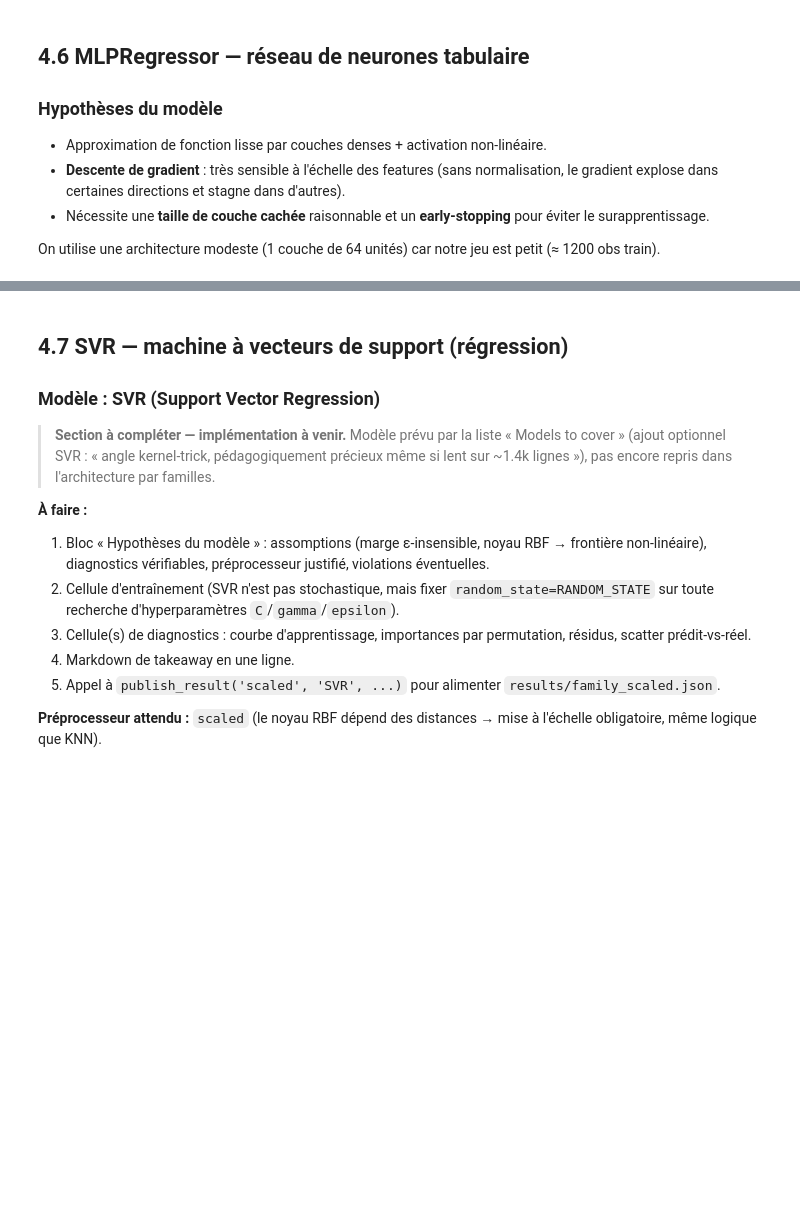
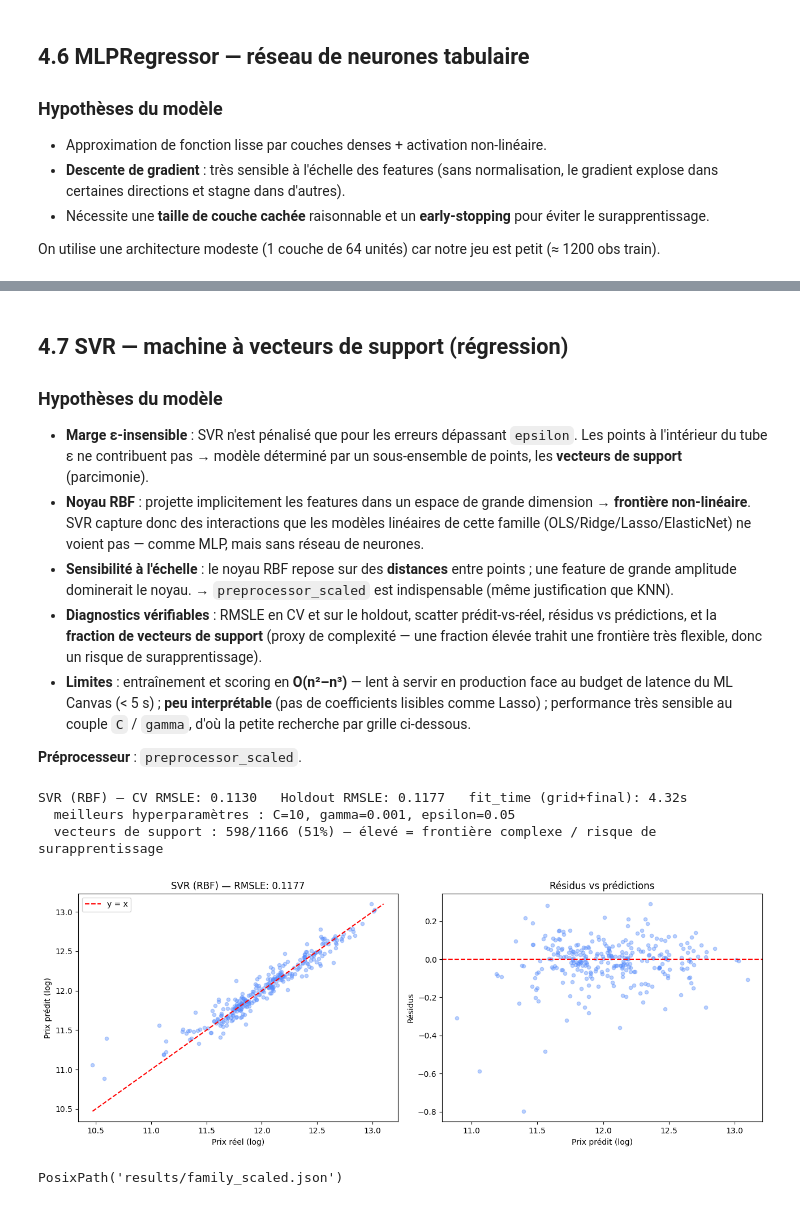
Before and after one commit to NoeBerdoz/predicting-house-prices-ml, a Jupyter notebook: 3a_scaled_models.ipynb, the cells around one changed output, grey strips where cells are left out. Drawn from its saved outputs; the diff is of its cells as text; code cells hidden in the pictures; blank space fills up the shorter version.

Commit message:
add: bring SVR model

```diff
--- a/3a_scaled_models.ipynb
+++ b/3a_scaled_models.ipynb
@@ -332,16 +330,56 @@ PosixPath('results/family_scaled.json')
 # %% [markdown]
 ## 4.7 SVR — machine à vecteurs de support (régression)
 
-### Modèle : SVR (Support Vector Regression)
+### Hypothèses du modèle
+- **Marge ε-insensible** : SVR n'est pénalisé que pour les erreurs dépassant `epsilon`. Les points à l'intérieur du tube ε ne contribuent pas → modèle déterminé par un sous-ensemble de points, les **vecteurs de support** (parcimonie).
+- **Noyau RBF** : projette implicitement les features dans un espace de grande dimension → **frontière non-linéaire**. SVR capture donc des interactions que les modèles linéaires de cette famille (OLS/Ridge/Lasso/ElasticNet) ne voient pas — comme MLP, mais sans réseau de neurones.
+- **Sensibilité à l'échelle** : le noyau RBF repose sur des **distances** entre points ; une feature de grande amplitude dominerait le noyau. → `preprocessor_scaled` est indispensable (même justification que KNN).
+- **Diagnostics vérifiables** : RMSLE en CV et sur le holdout, scatter prédit-vs-réel, résidus vs prédictions, et la **fraction de vecteurs de support** (proxy de complexité — une fraction élevée trahit une frontière très flexible, donc un risque de surapprentissage).
+- **Limites** : entraînement et scoring en **O(n²–n³)** — lent à servir en production face au budget de latence du ML Canvas (< 5 s) ; **peu interprétable** (pas de coefficients lisibles comme Lasso) ; performance très sensible au couple `C` / `gamma`, d'où la petite recherche par grille ci-dessous.
 
-> **Section à compléter — implémentation à venir.**
-> Modèle prévu par la liste « Models to cover » (ajout optionnel SVR : « angle kernel-trick, pédagogiquement précieux même si lent sur ~1.4k lignes »), pas encore repris dans l'architecture par familles.
-
-**À faire :**
-1. Bloc « Hypothèses du modèle » : assomptions (marge ε-insensible, noyau RBF → frontière non-linéaire), diagnostics vérifiables, préprocesseur justifié, violations éventuelles.
-2. Cellule d'entraînement (SVR n'est pas stochastique, mais fixer `random_state=RANDOM_STATE` sur toute recherche d'hyperparamètres `C`/`gamma`/`epsilon`).
-3. Cellule(s) de diagnostics : courbe d'apprentissage, importances par permutation, résidus, scatter prédit-vs-réel.
-4. Markdown de takeaway en une ligne.
-5. Appel à `publish_result('scaled', 'SVR', ...)` pour alimenter `results/family_scaled.json`.
-
-**Préprocesseur attendu :** `scaled` (le noyau RBF dépend des distances → mise à l'échelle obligatoire, même logique que KNN).
+**Préprocesseur** : `preprocessor_scaled`.
+# %%
+from sklearn.svm import SVR
+from sklearn.model_selection import GridSearchCV
+
+t0 = time.time()
+svr_base = Pipeline([('preprocessor', preprocessor_scaled), ('model', SVR(kernel='rbf'))])
+svr_grid = {
+    'model__C':       [1, 10, 100],
+    'model__gamma':   ['scale', 0.01, 0.001],
+    'model__epsilon': [0.05, 0.1],
+}
+svr_search = GridSearchCV(svr_base, svr_grid, cv=5, scoring='neg_root_mean_squared_error', n_jobs=-1)
+svr_search.fit(X_train, y_train_log)
+svr_fit_s = time.time() - t0
+
+svr_pipe     = svr_search.best_estimator_
+svr_cv       = float(-svr_search.best_score_)        # RMSLE CV 5-fold du meilleur config
+svr_pred_log = svr_pipe.predict(X_test)
+svr_holdout  = rmsle_score(y_test_log, svr_pred_log)
+best = svr_search.best_params_
+n_sv = int(svr_pipe.named_steps['model'].support_.shape[0])
+n_tr = X_train.shape[0]
+
+print(f"SVR (RBF) — CV RMSLE: {svr_cv:.4f}   Holdout RMSLE: {svr_holdout:.4f}   fit_time (grid+final): {svr_fit_s:.2f}s")
+print(f"  meilleurs hyperparamètres : C={best['model__C']}, gamma={best['model__gamma']}, epsilon={best['model__epsilon']}")
+print(f"  vecteurs de support : {n_sv}/{n_tr} ({100*n_sv/n_tr:.0f}%) — élevé = frontière complexe / risque de surapprentissage")
+
+resid = y_test_log.values - svr_pred_log
+fig, axes = plt.subplots(1, 2, figsize=(13, 5))
+predicted_vs_actual_plot(y_test_log, svr_pred_log, title=f"SVR (RBF) — RMSLE: {svr_holdout:.4f}", ax=axes[0])
+axes[1].scatter(svr_pred_log, resid, alpha=0.4, s=20)
+axes[1].axhline(0, color='red', ls='--')
+axes[1].set(xlabel='Prix prédit (log)', ylabel='Résidus', title='Résidus vs prédictions')
+plt.tight_layout()
+plt.show()
+
+publish_result(FAMILY, 'SVR', cv_rmsle=svr_cv, holdout_rmsle=svr_holdout, fit_time_s=svr_fit_s,
+               params={'kernel': 'rbf', 'C': best['model__C'], 'gamma': best['model__gamma'],
+                       'epsilon': best['model__epsilon'], 'n_support': n_sv})
+# %% [output]
+SVR (RBF) — CV RMSLE: 0.1130   Holdout RMSLE: 0.1177   fit_time (grid+final): 4.32s
+  meilleurs hyperparamètres : C=10, gamma=0.001, epsilon=0.05
+  vecteurs de support : 598/1166 (51%) — élevé = frontière complexe / risque de surapprentissage
+[figure, added]
+PosixPath('results/family_scaled.json')
```
Also changed, not shown: parts of 12 cells of this notebook, 2 other files.
